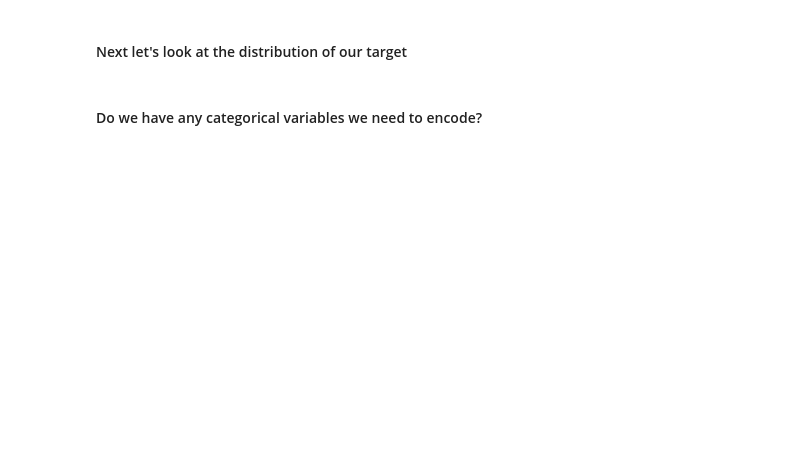
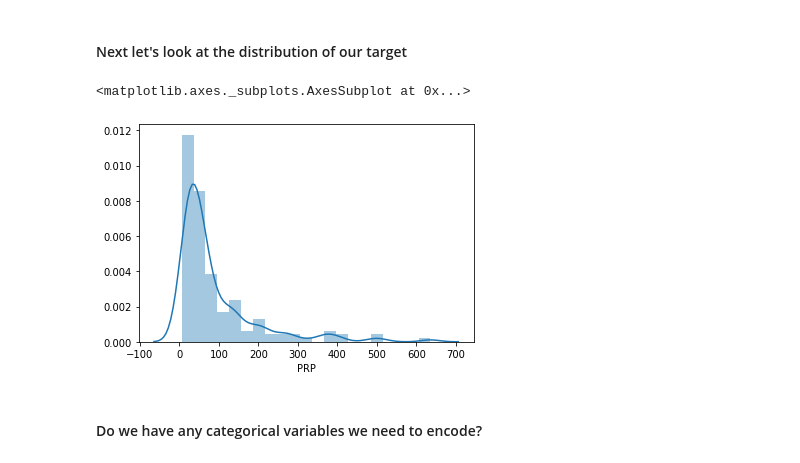
Before and after one commit to learn-co-students/dc-ds-010620, a Jupyter notebook: mod-4/Day-6-coach-lab-regression/Regression-lab.ipynb, the cells around one changed output. Cells and saved outputs as stored; diff of their text form; code cells hidden in the pictures; blank space fills up the shorter version.

```diff
--- a/mod-4/Day-6-coach-lab-regression/Regression-lab.ipynb
+++ b/mod-4/Day-6-coach-lab-regression/Regression-lab.ipynb
@@ -70,5 +146,9 @@ We will use only the training data for this part
 #### Next let's look at the distribution of our target
 # %%
 #histogram of y_train
+sns.distplot(y_train)
+# %% [output]
+<matplotlib.axes._subplots.AxesSubplot at 0x...>
+[figure, added]
 # %% [markdown]
 #### Do we have any categorical variables we need to encode?
```
Also changed, not shown: parts of 36 cells of this notebook.
